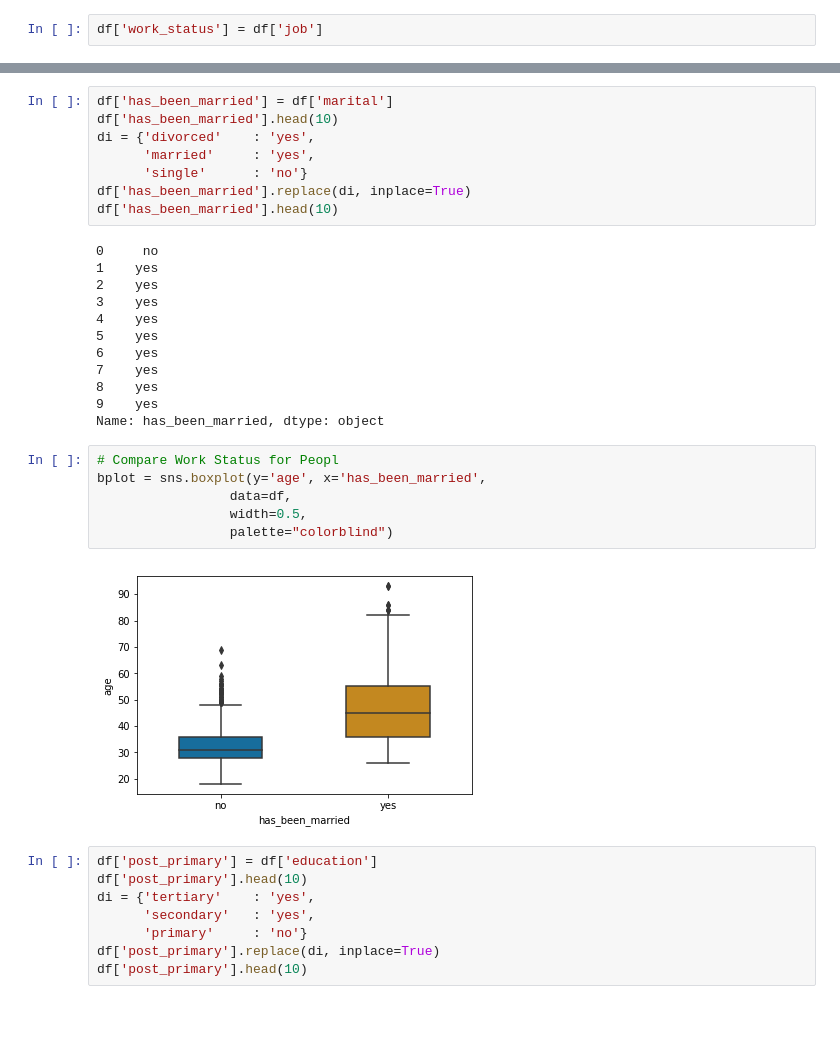
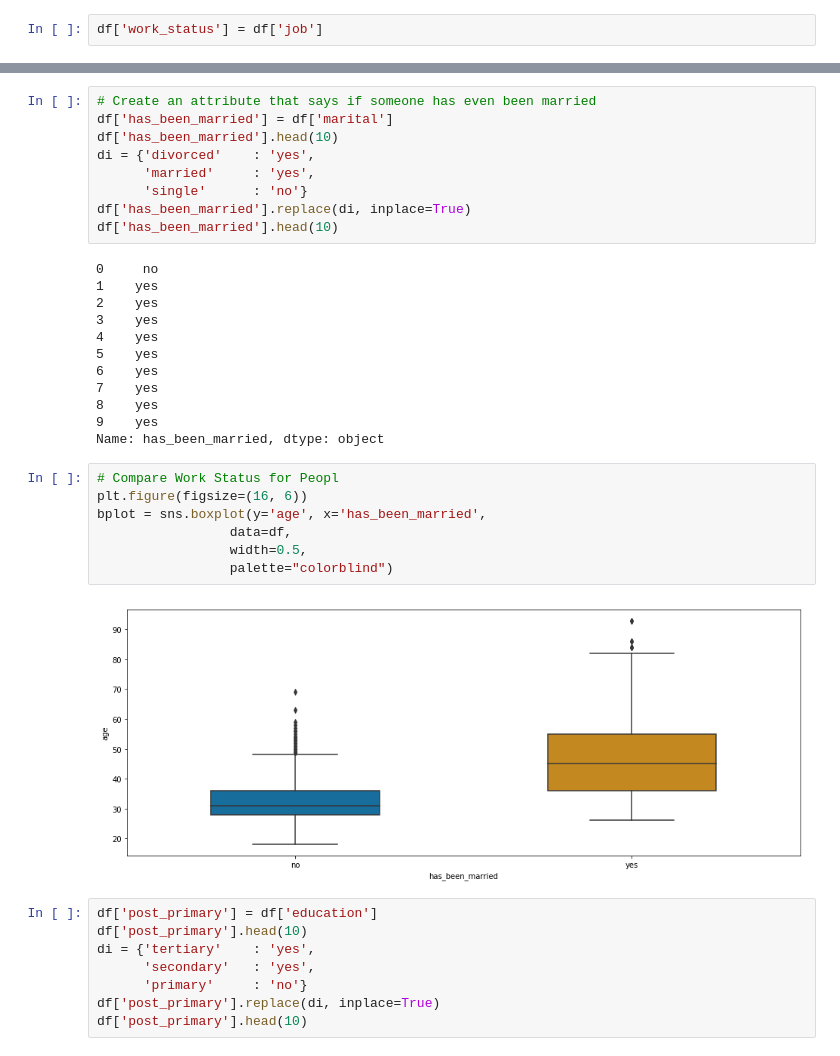
Before and after one commit to vipulpopat/MSCAI_Sem1_Etivity2, a Jupyter notebook: Etivity2_9939245.ipynb, the cells around one changed output, grey strips where cells are left out. Cells and saved outputs as stored; diff of their text form; blank space fills up the shorter version.

```diff
--- a/Etivity2_9939245.ipynb
+++ b/Etivity2_9939245.ipynb
@@ -525,4 +302,5 @@ bplot = sns.boxplot(y='age', x='work_status',
 # %%
+# Create an attribute that says if someone has even been married
 df['has_been_married'] = df['marital']
 df['has_been_married'].head(10)
 di = {'divorced'    : 'yes',
@@ -544,12 +322,13 @@ df['has_been_married'].head(10)
 Name: has_been_married, dtype: object
 # %%
 # Compare Work Status for Peopl
+plt.figure(figsize=(16, 6))
 bplot = sns.boxplot(y='age', x='has_been_married',
                  data=df,
                  width=0.5,
                  palette="colorblind")
 # %% [output]
-[figure, old version]
+[figure, new version]
 # %%
 df['post_primary'] = df['education']
 df['post_primary'].head(10)
```
Also changed, not shown: parts of 58 cells of this notebook.
